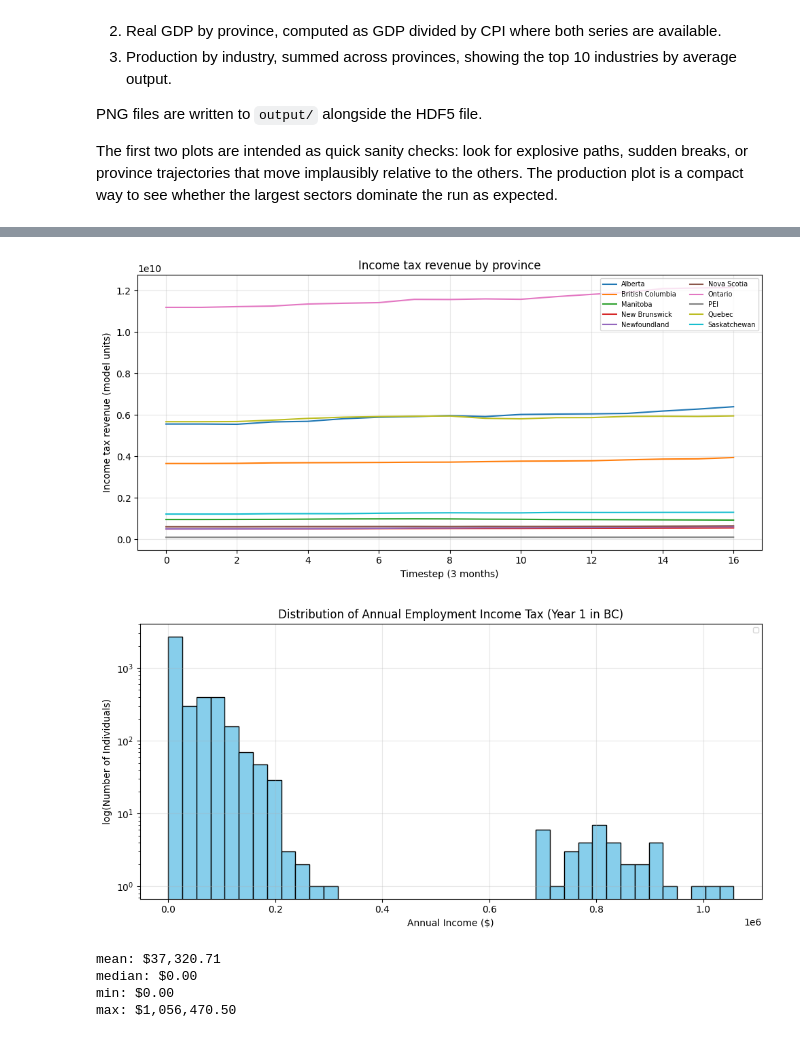
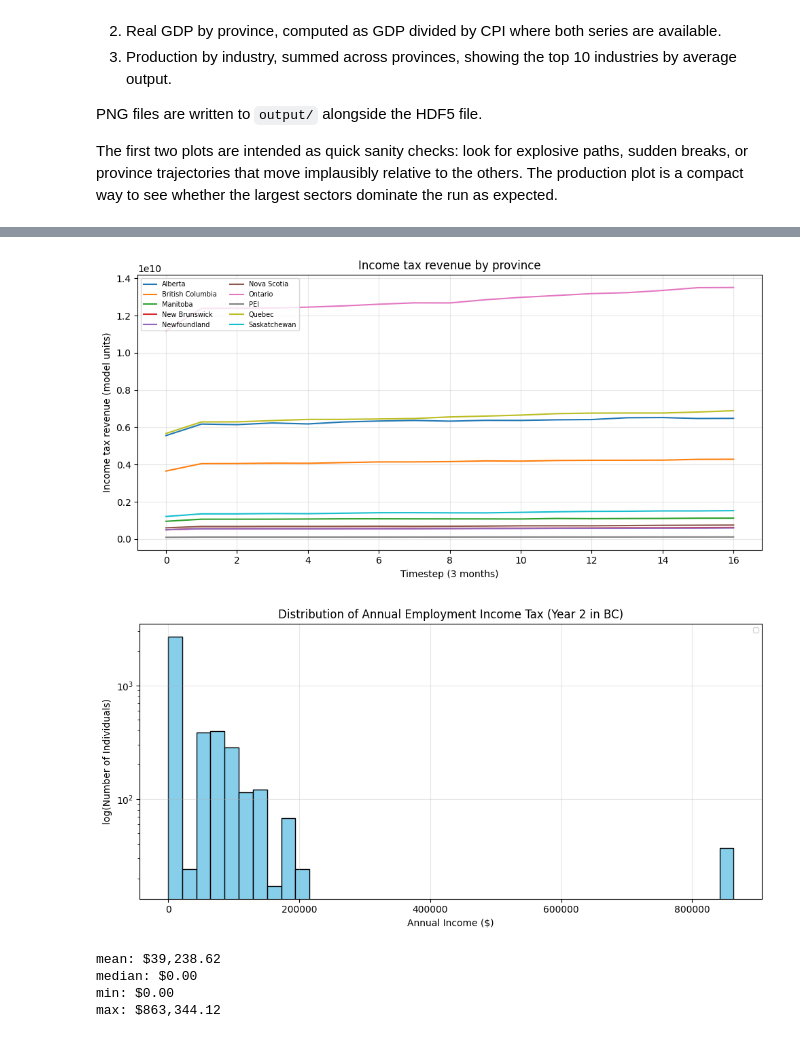
Before and after one commit to bcgov/macroabm-ca, a Jupyter notebook: scenarios/pit_basic.ipynb, the cells around one changed output, grey strips where cells are left out. Drawn from its saved outputs; the diff is of its cells as text; code cells hidden in the pictures.

```diff
--- a/scenarios/pit_basic.ipynb
+++ b/scenarios/pit_basic.ipynb
@@ -307,6 +307,7 @@ for province in provinces:
     config.country_configurations[province].use_taxation_policies = use_taxation_policies
     config.country_configurations[province].rate_flat = rate_flat
     config.country_configurations[province].rate_prog = rate_prog
+    config.country_configurations[province].time_unit = data_config.time_unit
 
 print("Configuration built.")
 # %% [output]
@@ -666,7 +854,7 @@ plt.tight_layout()
 plt.savefig(OUTPUT_DIRECTORY / "taxes_income_by_province.png", dpi=120)
 plt.show()
 # %% [output]
-[figure, old version]
+[figure, new version]
 # %%
 ### plot employee_income histogram
 
@@ -681,7 +869,7 @@ PROVINCE_LABELS = {
 }
 
 # year to plot
-year = 0
+year = 2
 
 # employee_income for BC
 fig, ax = plt.subplots(figsize=(10, 5))
@@ -693,39 +881,39 @@ with h5py.File(H5_FILE, "r") as f:
         income = f[path][()].astype(float)
         annual_income = (
             income[0 + year] +
             income[1 + year] +
             income[2 + year] +
             income[3 + year])/1000
         ax.hist(annual_income, bins=40, color='skyblue', edgecolor='black')
-ax.set_title(f"Distribution of Annual Employment Income Tax (Year 1 in BC)")
+ax.set_title(f"Distribution of Annual Employment Income Tax (Year {year} in BC)")
 ax.set_xlabel("Annual Income ($)")
 ax.set_ylabel("log(Number of Individuals)")
 
 # attempt to increase frequency of x axis
 # x_min = 0
 # x_max = 1.1e6
 # x_inc = x_max / 20
 # ax.set_xlim(left=x_min, right=x_max)
 # ax.set_xticks(np.arange(0, x_max, x_inc))
 
 ax.set_yscale('log')
 ax.legend(fontsize=7, ncol=2)
 ax.grid(True, alpha=0.3)
 plt.tight_layout()
 # plt.savefig(OUTPUT_DIRECTORY / "histogram_employee_income", dpi=120)
 plt.show()
 
 # Metrics
 print(f"mean: ${np.mean(annual_income):,.2f}")
 print(f"median: ${np.median(annual_income):,.2f}")      # why is median 0?
 print(f"min: ${np.min(annual_income):,.2f}")
 print(f"max: ${np.max(annual_income):,.2f}")
 # %% [output]
-[figure, old version]
+[figure, new version]
-mean: $37,320.71
+mean: $39,238.62
 median: $0.00
 min: $0.00
-max: $1,056,470.50
+max: $863,344.12
 # %%
 # ### plot SINGLE taxable income histograms
 
```
Also changed, not shown: parts of 6 cells of this notebook, 10 other files.
